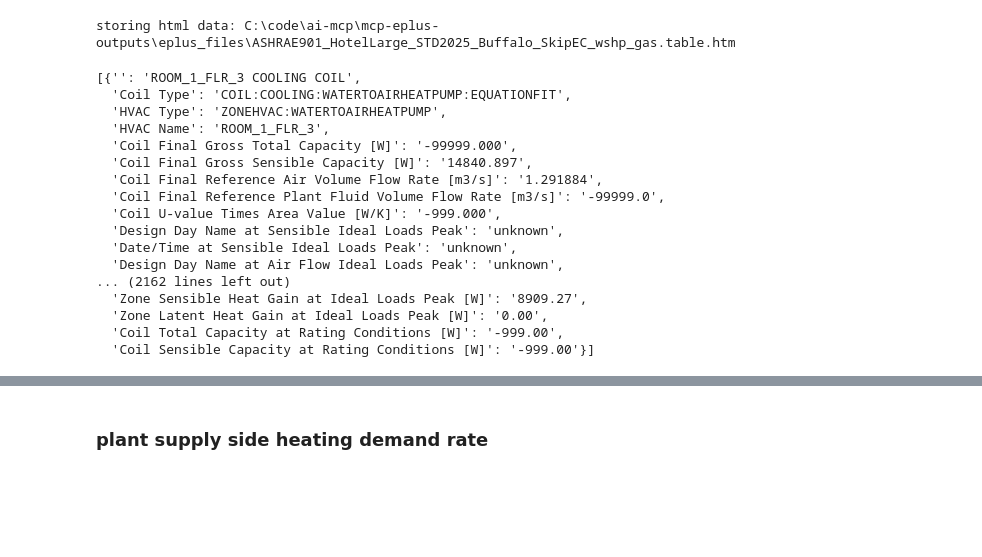
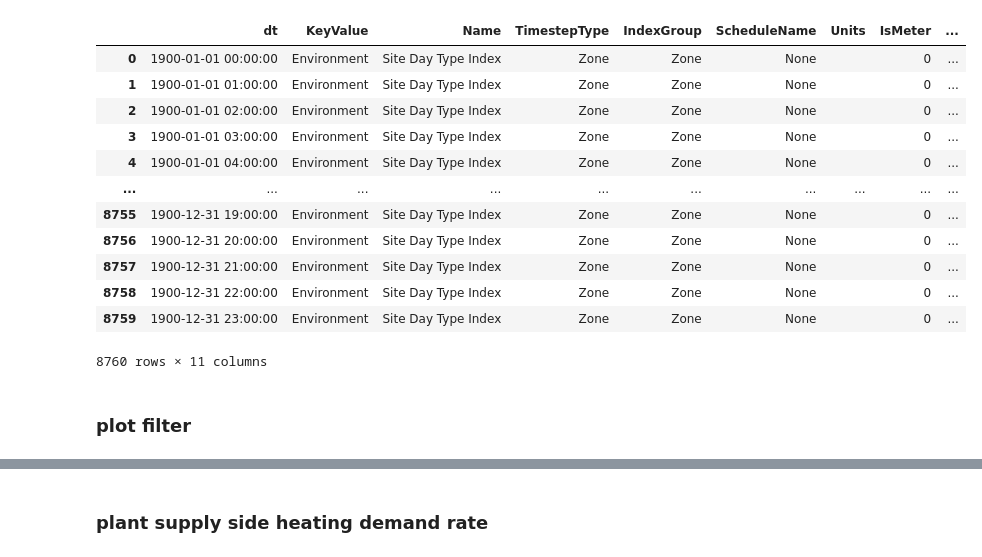
Before and after one commit to michaelsweeney/eplusout-mcp, a Jupyter notebook: notebooks/explore.ipynb, the cells around one changed output, grey strips where cells are left out. Saved outputs shown, nothing was run; the diff lists cells and outputs as text; code cells hidden in the pictures; blank space fills up the shorter version.

```diff
--- a/notebooks/explore.ipynb
+++ b/notebooks/explore.ipynb
@@ -1,13 +32,17 @@
 # %%
-import os
-import pandas as pd
-os.chdir(r'C:\code\ai-mcp\mcp-eplus-outputs')
-import plotly.express as px
 
-from src.model_data import ModelMap, read_or_initialize_model_map
-
-from src import model_data
-import src
-%load_ext autoreload
-%autoreload 2
+print("Initializing model map...")
+try:
+    d = initialize_model_map_from_directory(timeseries_dir)
+    model = d.models[0]
+    model_id = model.model_id
+    print(f"Model ID: {model_id}")
+    print(f"Total models found: {len(d.models)}")
+except Exception as e:
+    print(f"Error initializing model map: {e}")
+    # Reinitialize if needed
+    d = initialize_model_map_from_directory(timeseries_dir)
+    model = d.models[0]
+    model_id = model.model_id
+    print(f"Reinitialized - Model ID: {model_id}")
 # %% [output]
@@ -75,25 +84,20 @@ availseries = [
-# %%
-[x for x in mobj.models[9].html_data.get_report_names() if 'cool' in x[1].lower()]
-
-mobj.models[9].html_data.get_table_by_tuple(
-    ('Entire Facility', 'HVAC Sizing Summary', 'Coil Sizing Summary')
-)
-# %% [output]
-storing html data: C:\code\ai-mcp\mcp-eplus-outputs\eplus_files\ASHRAE901_HotelLarge_STD2025_Buffalo_SkipEC_wshp_gas.table.htm
-[{'': 'ROOM_1_FLR_3 COOLING COIL',
-  'Coil Type': 'COIL:COOLING:WATERTOAIRHEATPUMP:EQUATIONFIT',
-  'HVAC Type': 'ZONEHVAC:WATERTOAIRHEATPUMP',
-  'HVAC Name': 'ROOM_1_FLR_3',
-  'Coil Final Gross Total Capacity [W]': '-99999.000',
-  'Coil Final Gross Sensible Capacity [W]': '14840.897',
-  'Coil Final Reference Air Volume Flow Rate [m3/s]': '1.291884',
-  'Coil Final Reference Plant Fluid Volume Flow Rate [m3/s]': '-99999.0',
-  'Coil U-value Times Area Value [W/K]': '-999.000',
-  'Design Day Name at Sensible Ideal Loads Peak': 'unknown',
-  'Date/Time at Sensible Ideal Loads Peak': 'unknown',
-  'Design Day Name at Air Flow Ideal Loads Peak': 'unknown',
-... (2162 lines left out)
-  'Zone Sensible Heat Gain at Ideal Loads Peak [W]': '8909.27',
-  'Zone Latent Heat Gain at Ideal Loads Peak [W]': '0.00',
-  'Coil Total Capacity at Rating Conditions [W]': '-999.00',
-  'Coil Sensible Capacity at Rating Conditions [W]': '-999.00'}]
+# %%
+model.sql_data.get_timeseries().availseries()
+
+pd.DataFrame(model.sql_data.sql_timeseries.getseries_by_record_id(21))
+# %% [output]
+|  | dt | KeyValue | Name | TimestepType | IndexGroup | ScheduleName | Units | IsMeter | ... |
+| 0 | 1900-01-01 00:00:00 | Environment | Site Day Type Index | Zone | Zone | None |  | 0 | ... |
+| 1 | 1900-01-01 01:00:00 | Environment | Site Day Type Index | Zone | Zone | None |  | 0 | ... |
+| 2 | 1900-01-01 02:00:00 | Environment | Site Day Type Index | Zone | Zone | None |  | 0 | ... |
+| 3 | 1900-01-01 03:00:00 | Environment | Site Day Type Index | Zone | Zone | None |  | 0 | ... |
+| 4 | 1900-01-01 04:00:00 | Environment | Site Day Type Index | Zone | Zone | None |  | 0 | ... |
+| ... | ... | ... | ... | ... | ... | ... | ... | ... | ... |
+| 8755 | 1900-12-31 19:00:00 | Environment | Site Day Type Index | Zone | Zone | None |  | 0 | ... |
+| 8756 | 1900-12-31 20:00:00 | Environment | Site Day Type Index | Zone | Zone | None |  | 0 | ... |
+| 8757 | 1900-12-31 21:00:00 | Environment | Site Day Type Index | Zone | Zone | None |  | 0 | ... |
+| 8758 | 1900-12-31 22:00:00 | Environment | Site Day Type Index | Zone | Zone | None |  | 0 | ... |
+| 8759 | 1900-12-31 23:00:00 | Environment | Site Day Type Index | Zone | Zone | None |  | 0 | ... |
+8760 rows × 11 columns
+# %% [markdown]
+### plot filter
```
Also changed, not shown: parts of 13 cells of this notebook, 22 other files.
